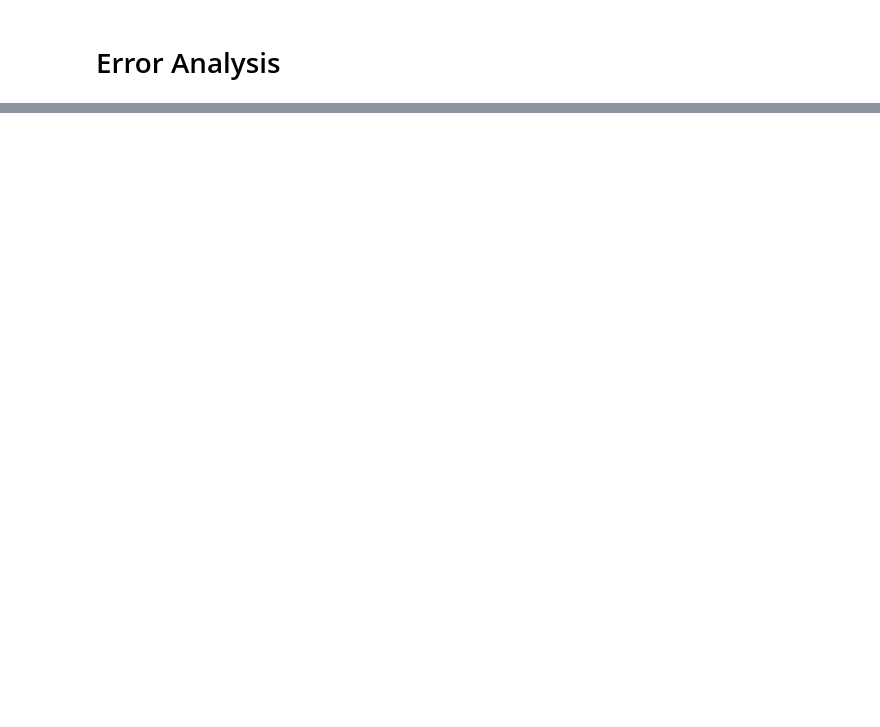
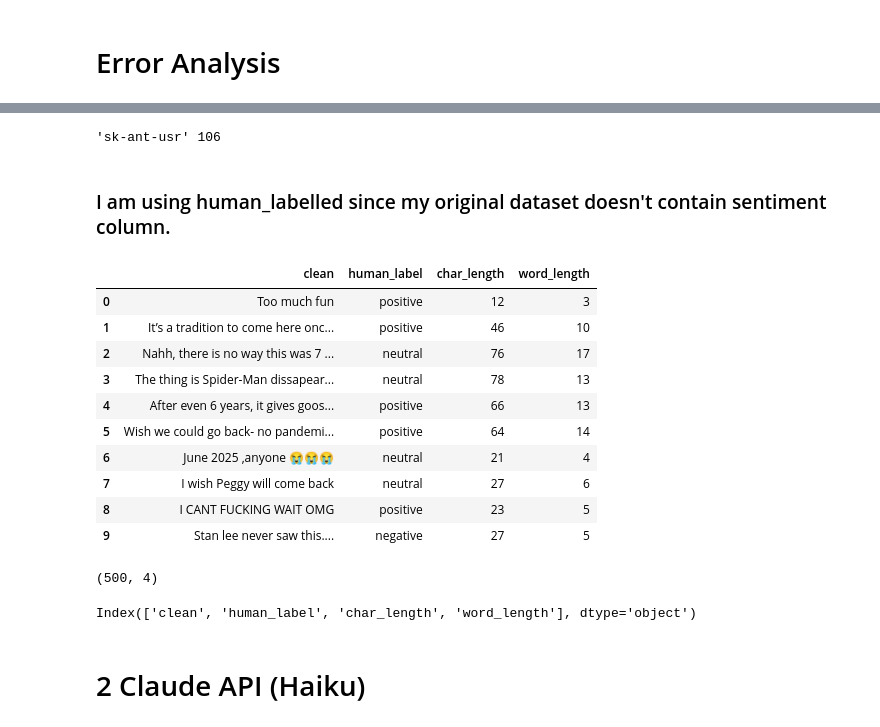
Before and after one commit to Kezelle/Milestone-4---Movie-Trailer-Sentiment-Analysis, a Jupyter notebook: Final/Avengers_Movie_trailer_review.ipynb, the cells around one changed output, grey strips where cells are left out. Drawn from its saved outputs; the diff is of its cells as text; code cells hidden in the pictures; blank space fills up the shorter version.

```diff
--- a/Final/Avengers_Movie_trailer_review.ipynb
+++ b/Final/Avengers_Movie_trailer_review.ipynb
@@ -906,0 +951,42 @@ weighted avg      0.597     0.410     0.387       500
+# %%
+import os, anthropic, httpx2
+from dotenv import load_dotenv
+
+load_dotenv(override=True)
+key = os.getenv("ANTHROPIC_API_KEY", "").strip()
+
+client = anthropic.Anthropic(
+    api_key=key,
+    http_client=httpx2.Client(http2=False, verify=False, headers={"Accept-Encoding": "identity"})
+)
+
+client = anthropic.Anthropic()
+print(repr(client.api_key[:10]), len(client.api_key))
+# %% [output]
+'sk-ant-usr' 106
+# %% [markdown]
+### I am using human_labelled since my original dataset doesn't contain sentiment column.
+# %%
+human_labelled.head(10)
+# %% [output]
+|  | clean | human_label | char_length | word_length |
+| 0 | Too much fun | positive | 12 | 3 |
+| 1 | It’s a tradition to come here onc... | positive | 46 | 10 |
+| 2 | Nahh, there is no way this was 7 ... | neutral | 76 | 17 |
+| 3 | The thing is Spider-Man dissapear... | neutral | 78 | 13 |
+| 4 | After even 6 years, it gives goos... | positive | 66 | 13 |
+| 5 | Wish we could go back- no pandemi... | positive | 64 | 14 |
+| 6 | June 2025 ,anyone 😭😭😭 | neutral | 21 | 4 |
+| 7 | I wish Peggy will come back | neutral | 27 | 6 |
+| 8 | I CANT FUCKING WAIT OMG | positive | 23 | 5 |
+| 9 | Stan lee never saw this.... | negative | 27 | 5 |
+# %%
+human_labelled.shape
+# %% [output]
+(500, 4)
+# %%
+human_labelled.columns
+# %% [output]
+Index(['clean', 'human_label', 'char_length', 'word_length'], dtype='object')
+# %% [markdown]
+# 2 Claude API (Haiku)
```
Also changed, not shown: parts of 24 cells of this notebook.
